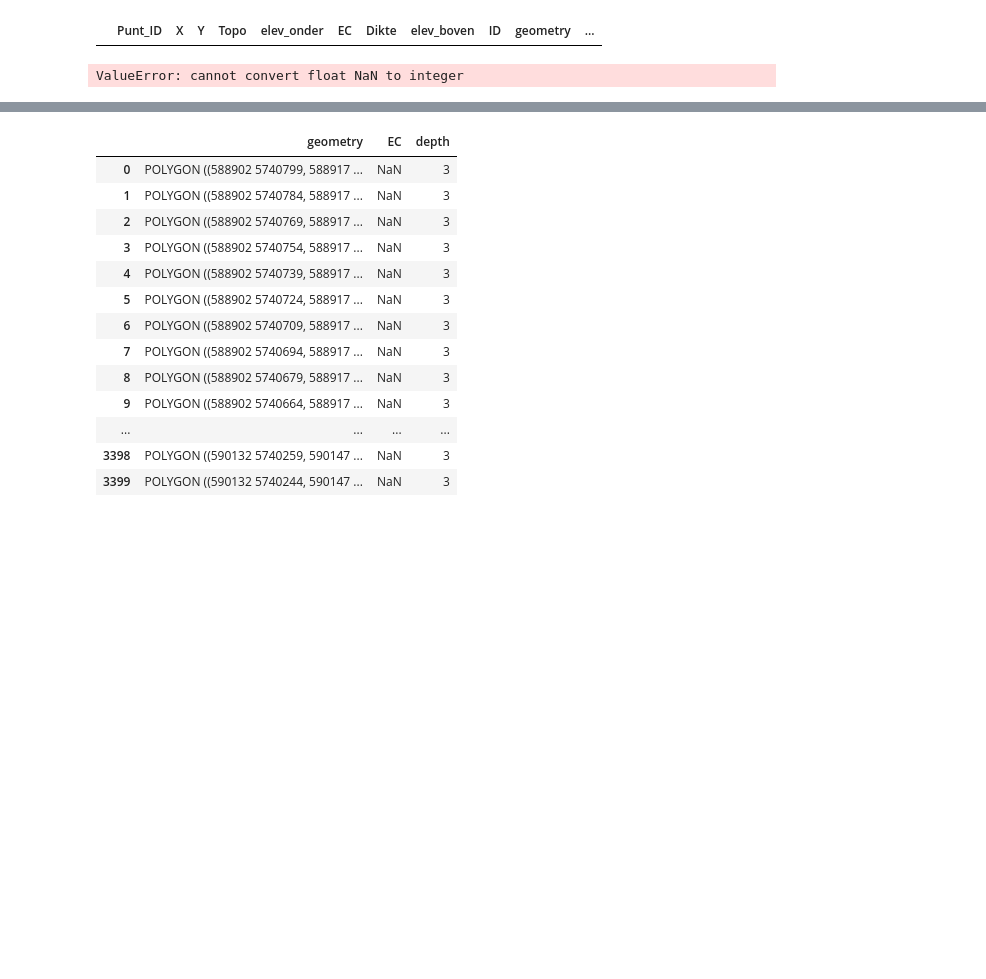
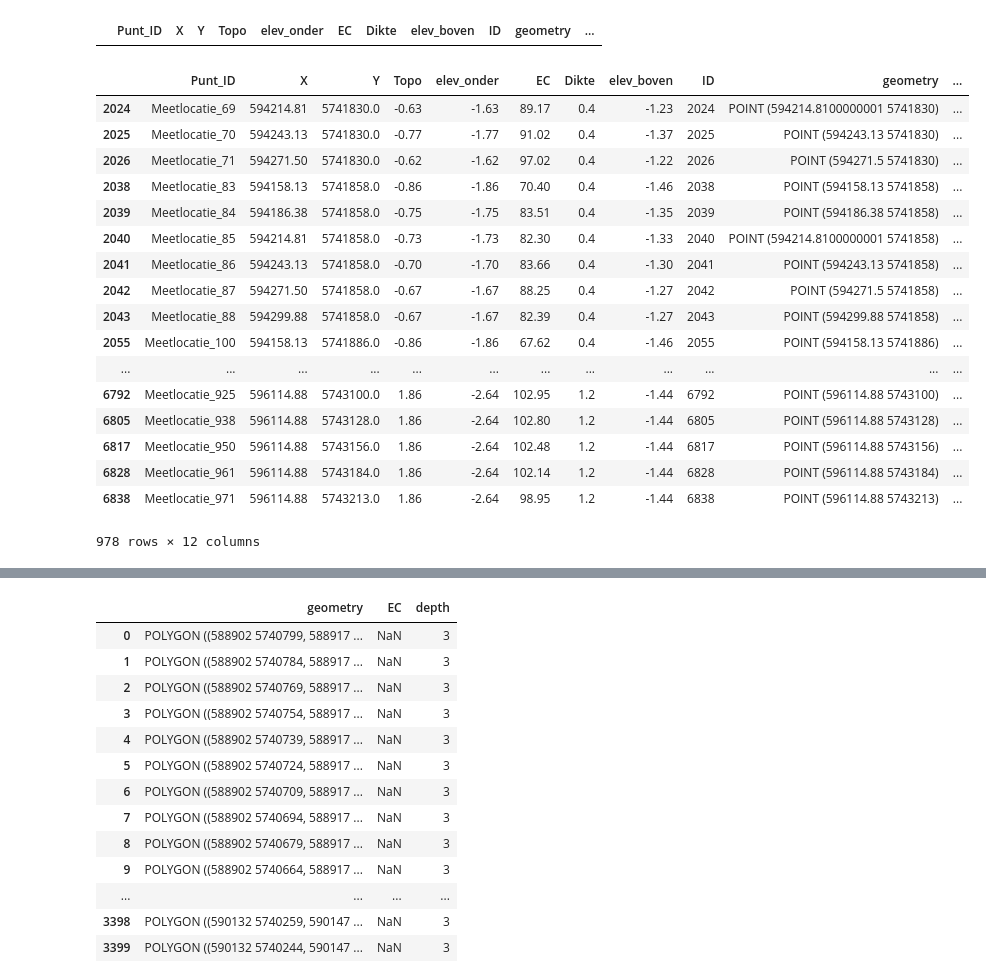
Before and after one commit to nevobnav/wiertsema, a Jupyter notebook: Wiertsema_Kaz_Depth_Grid_lvl.ipynb, the cells around one changed output, grey strips where cells are left out. Drawn from its saved outputs; the diff is of its cells as text; code cells hidden in the pictures; blank space fills up the shorter version.

```diff
--- a/Wiertsema_Kaz_Depth_Grid_lvl.ipynb
+++ b/Wiertsema_Kaz_Depth_Grid_lvl.ipynb
@@ -70,9 +70,30 @@ gdf_filtered = gdf[(gdf.top> height) & (gdf.bottom <= height)]
 gdf_filtered
 # %% [output]
 |  | Punt_ID | X | Y | Topo | elev_onder | EC | Dikte | elev_boven | ID | geometry | ... |
+# %%
+gdf[(gdf.elev_boven>height) & (gdf.elev_onder <= height)]
+# %% [output]
+|  | Punt_ID | X | Y | Topo | elev_onder | EC | Dikte | elev_boven | ID | geometry | ... |
+| 2024 | Meetlocatie_69 | 594214.81 | 5741830.0 | -0.63 | -1.63 | 89.17 | 0.4 | -1.23 | 2024 | POINT (594214.8100000001 5741830) | ... |
+| 2025 | Meetlocatie_70 | 594243.13 | 5741830.0 | -0.77 | -1.77 | 91.02 | 0.4 | -1.37 | 2025 | POINT (594243.13 5741830) | ... |
+| 2026 | Meetlocatie_71 | 594271.50 | 5741830.0 | -0.62 | -1.62 | 97.02 | 0.4 | -1.22 | 2026 | POINT (594271.5 5741830) | ... |
+| 2038 | Meetlocatie_83 | 594158.13 | 5741858.0 | -0.86 | -1.86 | 70.40 | 0.4 | -1.46 | 2038 | POINT (594158.13 5741858) | ... |
+| 2039 | Meetlocatie_84 | 594186.38 | 5741858.0 | -0.75 | -1.75 | 83.51 | 0.4 | -1.35 | 2039 | POINT (594186.38 5741858) | ... |
+| 2040 | Meetlocatie_85 | 594214.81 | 5741858.0 | -0.73 | -1.73 | 82.30 | 0.4 | -1.33 | 2040 | POINT (594214.8100000001 5741858) | ... |
+| 2041 | Meetlocatie_86 | 594243.13 | 5741858.0 | -0.70 | -1.70 | 83.66 | 0.4 | -1.30 | 2041 | POINT (594243.13 5741858) | ... |
+| 2042 | Meetlocatie_87 | 594271.50 | 5741858.0 | -0.67 | -1.67 | 88.25 | 0.4 | -1.27 | 2042 | POINT (594271.5 5741858) | ... |
+| 2043 | Meetlocatie_88 | 594299.88 | 5741858.0 | -0.67 | -1.67 | 82.39 | 0.4 | -1.27 | 2043 | POINT (594299.88 5741858) | ... |
+| 2055 | Meetlocatie_100 | 594158.13 | 5741886.0 | -0.86 | -1.86 | 67.62 | 0.4 | -1.46 | 2055 | POINT (594158.13 5741886) | ... |
+| ... | ... | ... | ... | ... | ... | ... | ... | ... | ... | ... | ... |
+| 6792 | Meetlocatie_925 | 596114.88 | 5743100.0 | 1.86 | -2.64 | 102.95 | 1.2 | -1.44 | 6792 | POINT (596114.88 5743100) | ... |
+| 6805 | Meetlocatie_938 | 596114.88 | 5743128.0 | 1.86 | -2.64 | 102.80 | 1.2 | -1.44 | 6805 | POINT (596114.88 5743128) | ... |
+| 6817 | Meetlocatie_950 | 596114.88 | 5743156.0 | 1.86 | -2.64 | 102.48 | 1.2 | -1.44 | 6817 | POINT (596114.88 5743156) | ... |
+| 6828 | Meetlocatie_961 | 596114.88 | 5743184.0 | 1.86 | -2.64 | 102.14 | 1.2 | -1.44 | 6828 | POINT (596114.88 5743184) | ... |
+| 6838 | Meetlocatie_971 | 596114.88 | 5743213.0 | 1.86 | -2.64 | 98.95 | 1.2 | -1.44 | 6838 | POINT (596114.88 5743213) | ... |
+978 rows × 12 columns
 # %%
 #Filter for the right depth and create new GDF with 'Meetlocatie' ID as index
-gdf_filtered = gdf[(gdf.top> height) & (gdf.bottom <= height)]
+gdf_filtered = gdf[(gdf.elev_boven>height) & (gdf.elev_onder <= height)]
 gdf_filtered['Punt_ID_num'] = gdf_filtered.Punt_ID.apply(lambda x: int(x[x.find('_')+1::]))
 gdf_filtered.sort_values('Punt_ID_num', inplace=True)
 gdf_filtered.set_index('Punt_ID_num', drop=True, inplace=True)
@@ -81,8 +102,6 @@ gdf_filtered.drop('Punt_ID',1,inplace=True)
 #Determine grid size by using distance between measurements
 gdf_filtered['dist_to_next'] = gdf_filtered.distance(gdf_filtered.shift(1))
 grid_size = int(gdf_filtered.dist_to_next.median())+1 #+1 to make sure we slightly over-sample
-# %% [output]
-ValueError: cannot convert float NaN to integer
 # %%
 #Create the grid
 xmin,ymin,xmax,ymax = gdf_filtered.geometry.total_bounds
```
Also changed, not shown: parts of 11 cells of this notebook, 2 other files.
